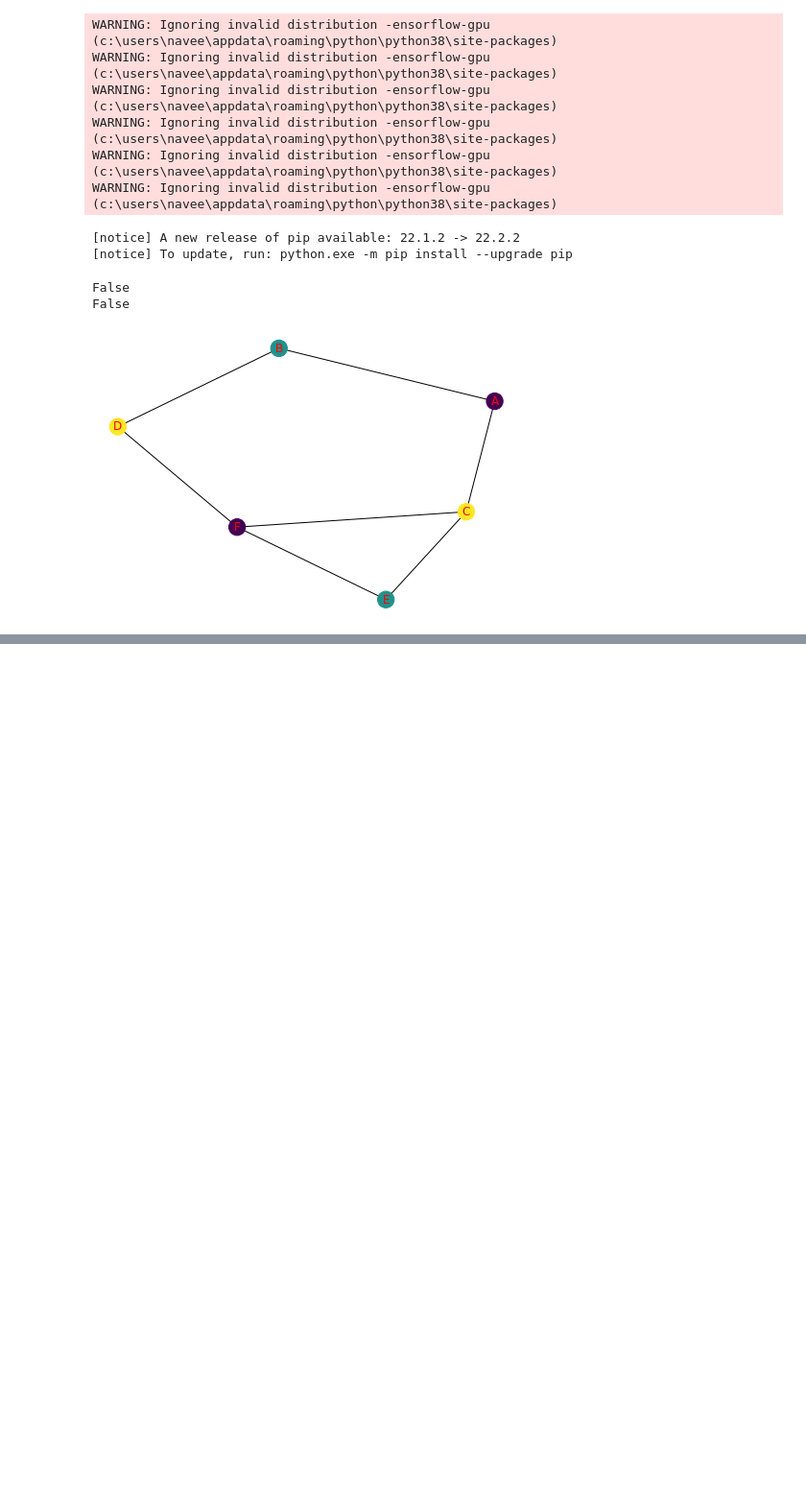
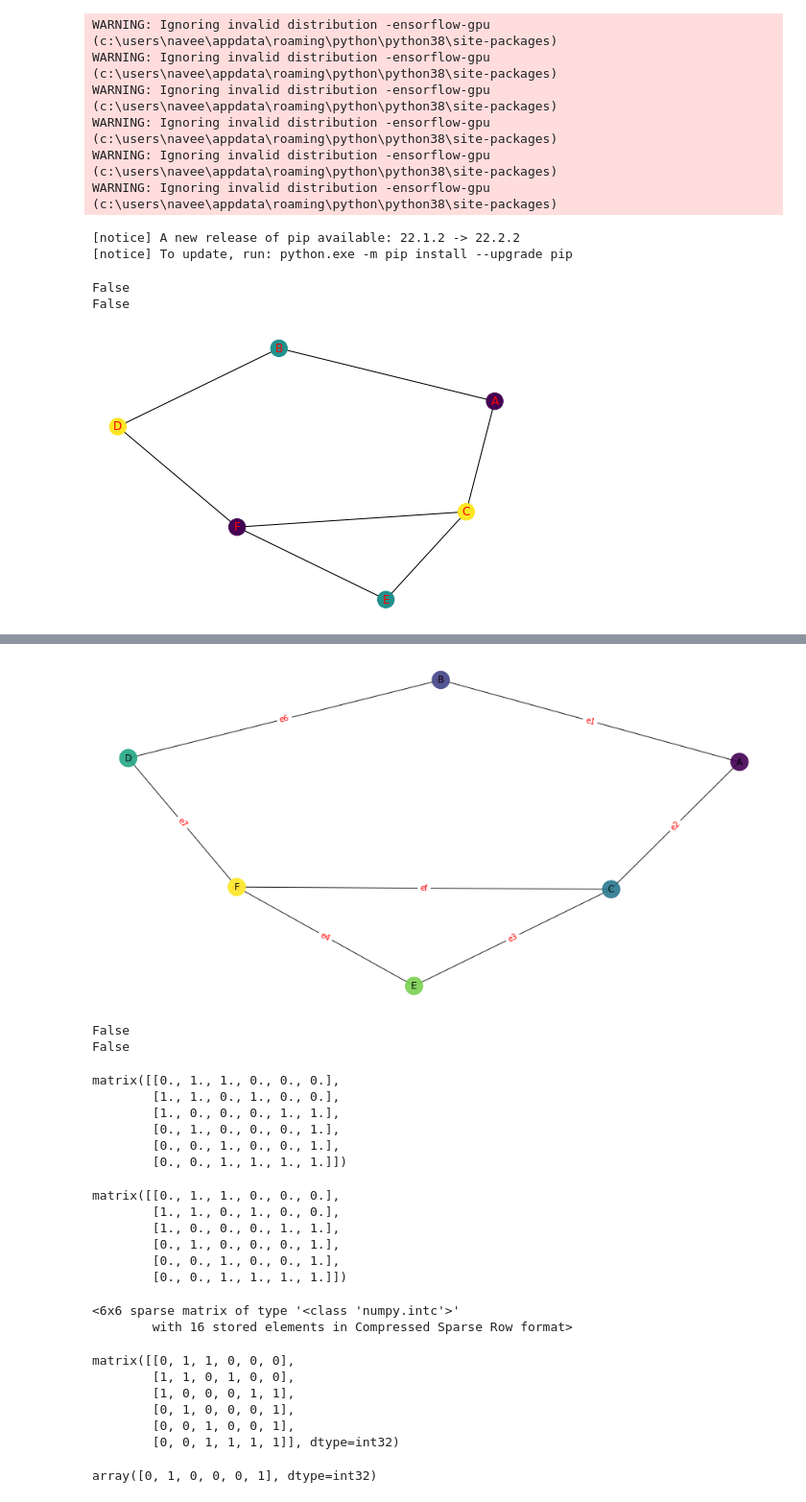
Before and after one commit to Naveen-Chaurasia/Graph-ML-POCs, a Jupyter notebook: Networkx_poc2.ipynb, the cells around one changed output, grey strips where cells are left out. Shown at 96% size. Drawn from its saved outputs; the diff is of its cells as text; code cells hidden in the pictures; blank space fills up the shorter version.

```diff
--- a/Networkx_poc2.ipynb
+++ b/Networkx_poc2.ipynb
@@ -291,0 +300,77 @@ False
+# %%
+edge_labels={('A', 'B'): 'e1',  ('A', 'C'): 'e2', ('C', 'E'): 'e3', ('E', 'F'): 'e4', ('C', 'F'): 'ef', ('B', 'D'): 'e6', ('D', 'F'): 'e7'
+  , ('B', 'B'): 'e8', ('F', 'F'): 'e9'
+ }
+all_edges = [('A', 'B'), ('A', 'C'), ('B', 'D'), ('C', 'E'), ('C', 'F'),
+     ('E', 'F'), ('D', 'F'),
+     ('B', 'B'), ('F', 'F')
+     ]
+# %%
+#G = nx.DiGraph() # for Laplacian Matrix you can not use the directed graph
+G = nx.Graph()
+G.add_edges_from(all_edges)
+
+
+val_map = {'A': 1.0,
+           'B': 2.0,
+           'C': 3.0,
+           'D': 4.0, 'E': 5.0, 'F': 6.0}
+values = [val_map.get(node, 0.25) for node in G.nodes()]
+
+pos = nx.spring_layout(G)
+plt.figure(figsize=(12,6))
+nx.draw(
+    G, pos, edge_color='black', width=1, linewidths=1,
+    node_size=500, node_color=values, alpha=0.9,
+    labels={node: node for node in G.nodes()}
+)
+nx.draw_networkx_edge_labels(
+    G, pos,
+    edge_labels=edge_labels,
+    font_color='red'
+)
+plt.axis('off')
+plt.show()
+print(nx.is_weighted(G))
+print(nx.is_directed(G))
+# %% [output]
+[figure, added]
+False
+False
+# %%
+nx.to_numpy_matrix(G)
+# %% [output]
+matrix([[0., 1., 1., 0., 0., 0.],
+        [1., 1., 0., 1., 0., 0.],
+        [1., 0., 0., 0., 1., 1.],
+        [0., 1., 0., 0., 0., 1.],
+        [0., 0., 1., 0., 0., 1.],
+        [0., 0., 1., 1., 1., 1.]])
+# %%
+nx.to_numpy_matrix(G.to_directed())
+# %% [output]
+matrix([[0., 1., 1., 0., 0., 0.],
+        [1., 1., 0., 1., 0., 0.],
+        [1., 0., 0., 0., 1., 1.],
+        [0., 1., 0., 0., 0., 1.],
+        [0., 0., 1., 0., 0., 1.],
+        [0., 0., 1., 1., 1., 1.]])
+# %%
+A = nx.adjacency_matrix(G)
+A
+# %% [output]
+<6x6 sparse matrix of type '<class 'numpy.intc'>'
+        with 16 stored elements in Compressed Sparse Row format>
+# %%
+A.todense()
+# %% [output]
+matrix([[0, 1, 1, 0, 0, 0],
+        [1, 1, 0, 1, 0, 0],
+        [1, 0, 0, 0, 1, 1],
+        [0, 1, 0, 0, 0, 1],
+        [0, 0, 1, 0, 0, 1],
+        [0, 0, 1, 1, 1, 1]], dtype=int32)
+# %%
+A.diagonal()
+# %% [output]
+array([0, 1, 0, 0, 0, 1], dtype=int32)
```
Also changed, not shown: parts of 4 cells of this notebook.
